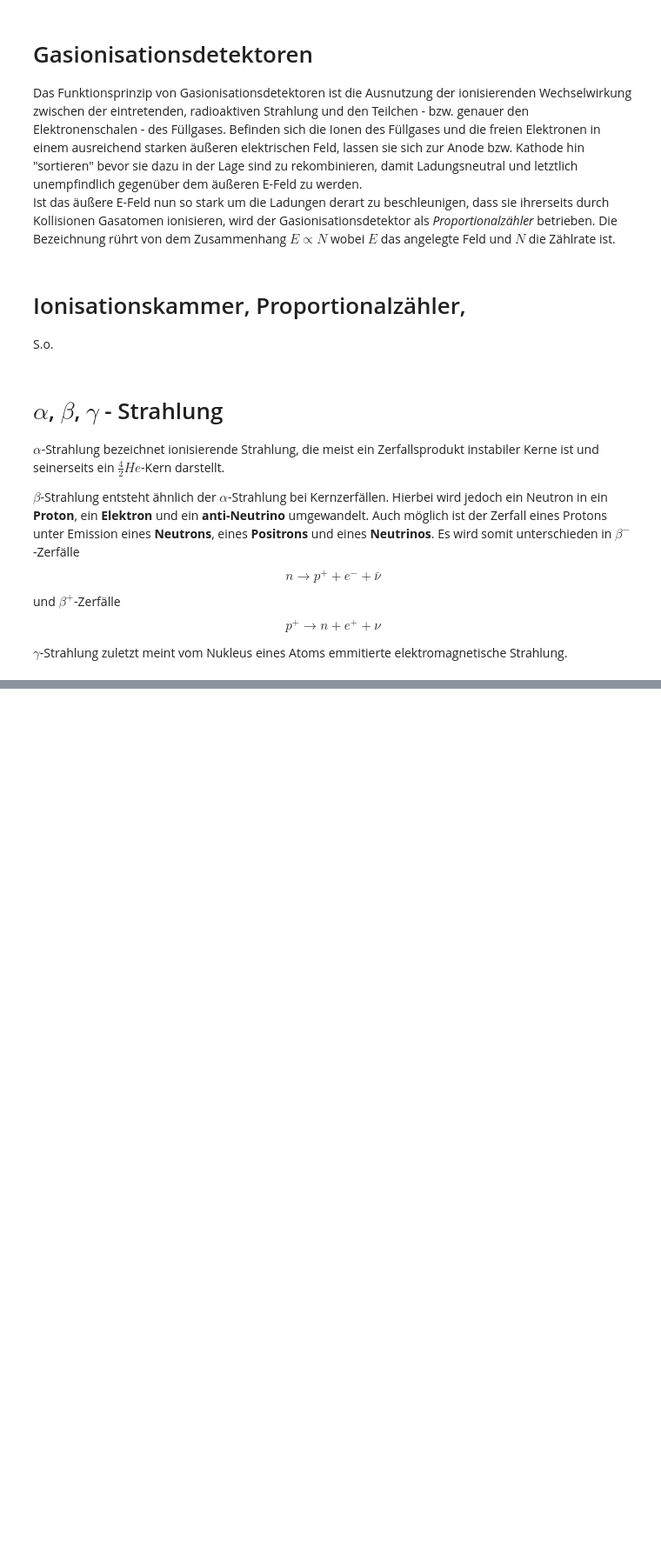
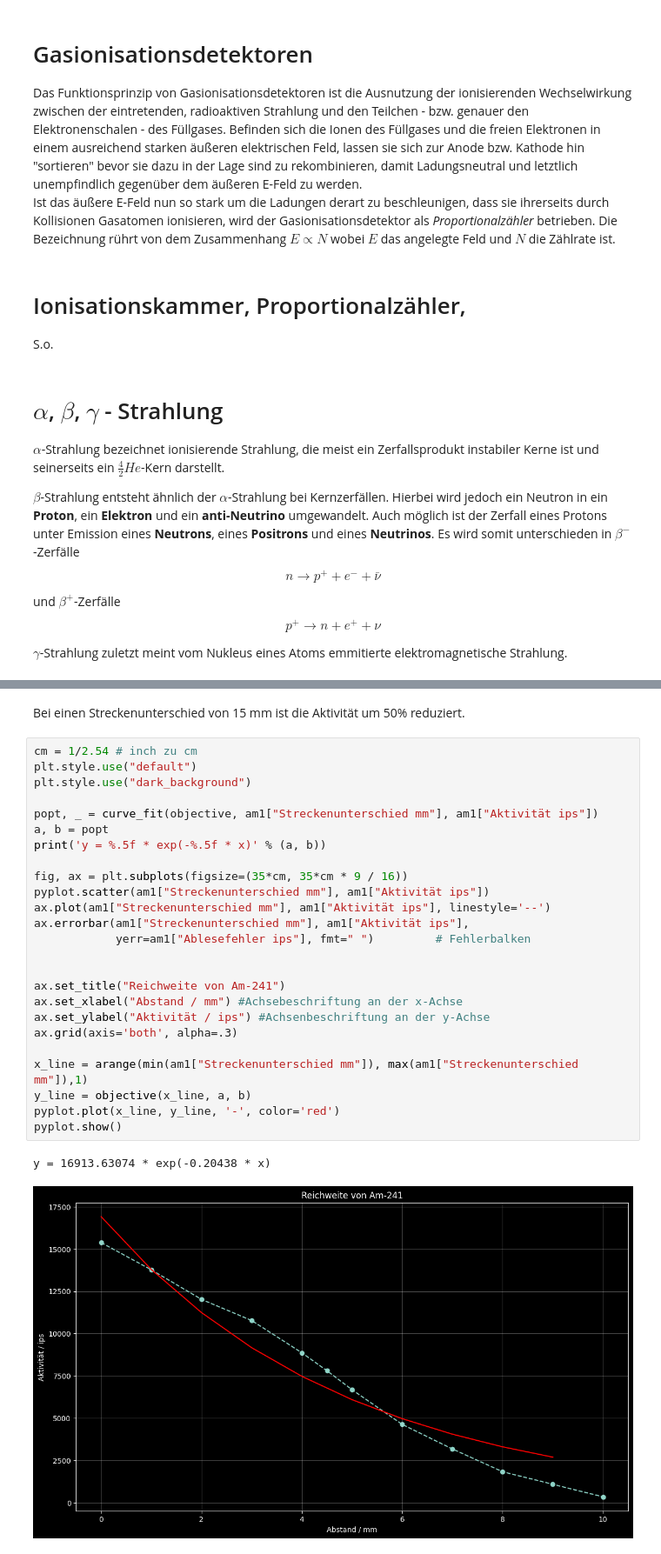
Before and after one commit to HateFindingNames/RadiationProtection_DetectorTechnology, a Jupyter notebook: V15/V15.ipynb, the cells around one changed output, grey strips where cells are left out. Shown at 87% size. Saved outputs shown, nothing was run; the diff lists cells and outputs as text; blank space fills up the shorter version.

```diff
--- a/V15/V15.ipynb
+++ b/V15/V15.ipynb
@@ -88,0 +196,30 @@ Warum? Durch Kontakt kann es zu Kontamination der Sonde selbst kommen. In Folge
+# %% [markdown]
+Bei einen Streckenunterschied von 15 mm ist die Aktivität um 50% reduziert.
+# %%
+cm = 1/2.54 # inch zu cm
+plt.style.use("default")
+plt.style.use("dark_background")
+
+popt, _ = curve_fit(objective, am1["Streckenunterschied mm"], am1["Aktivität ips"])
+a, b = popt
+print('y = %.5f * exp(-%.5f * x)' % (a, b))
+
+fig, ax = plt.subplots(figsize=(35*cm, 35*cm * 9 / 16))
+pyplot.scatter(am1["Streckenunterschied mm"], am1["Aktivität ips"])
+ax.plot(am1["Streckenunterschied mm"], am1["Aktivität ips"], linestyle='--')
+ax.errorbar(am1["Streckenunterschied mm"], am1["Aktivität ips"],
+            yerr=am1["Ablesefehler ips"], fmt=" ")         # Fehlerbalken
+
+
+ax.set_title("Reichweite von Am-241")
+ax.set_xlabel("Abstand / mm") #Achsebeschriftung an der x-Achse
+ax.set_ylabel("Aktivität / ips") #Achsenbeschriftung an der y-Achse
+ax.grid(axis='both', alpha=.3)
+
+x_line = arange(min(am1["Streckenunterschied mm"]), max(am1["Streckenunterschied mm"]),1)
+y_line = objective(x_line, a, b)
+pyplot.plot(x_line, y_line, '-', color='red')
+pyplot.show()
+# %% [output]
+y = 16913.63074 * exp(-0.20438 * x)
+[figure, added]
```
Also changed, not shown: parts of 34 cells of this notebook, 5 other files.
